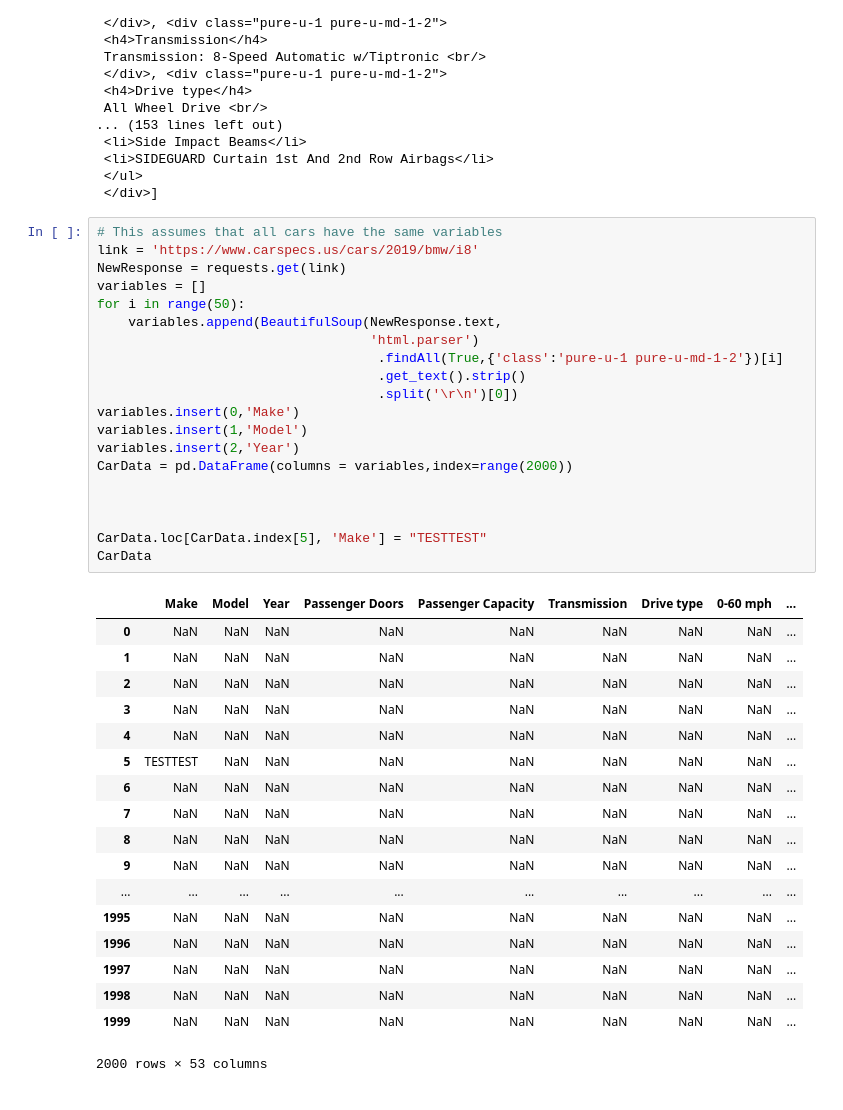
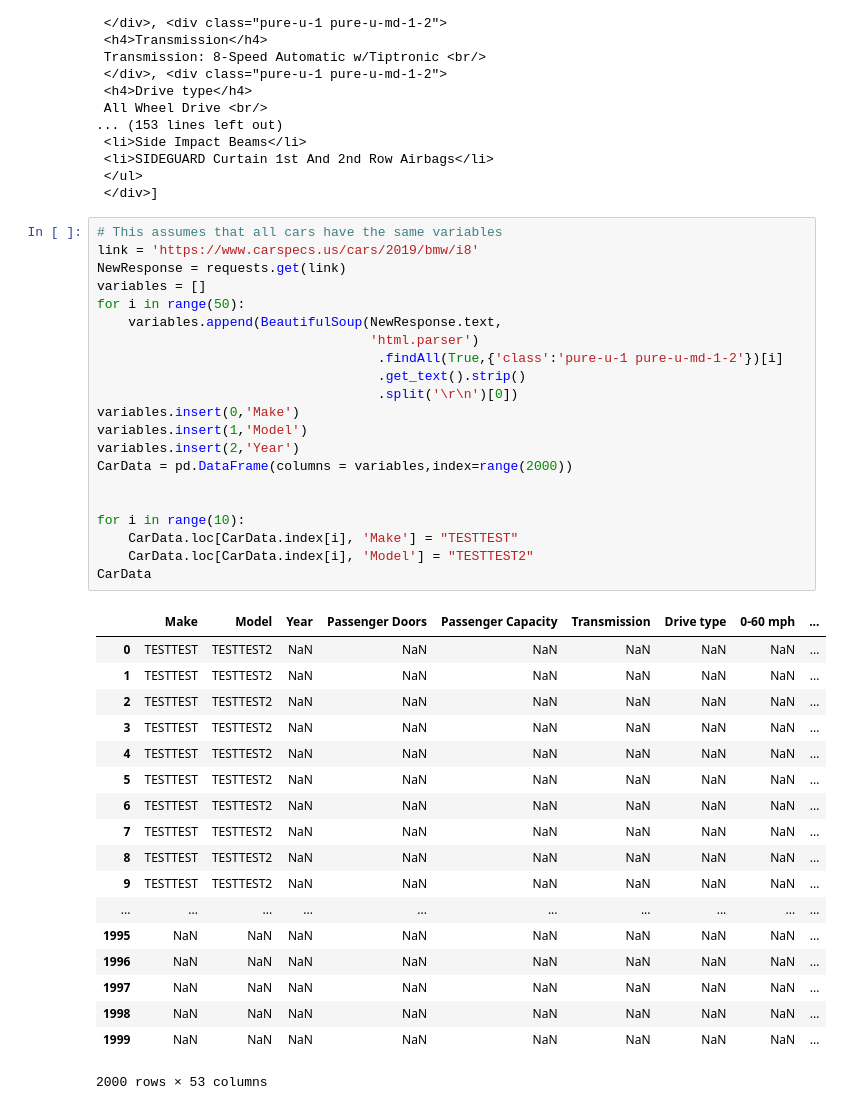
Before and after one commit to NicholasNikolov/2019-CarPriceModel, a Jupyter notebook: Web_Scraper.ipynb, the cells around one changed output. Saved outputs shown, nothing was run; the diff lists cells and outputs as text.

```diff
--- a/Web_Scraper.ipynb
+++ b/Web_Scraper.ipynb
@@ -259,35 +259,36 @@ BeautifulSoup(NewResponse.text,'html.parser').findAll(True,{'class':'pure-u-1 pu
 # %%
 # This assumes that all cars have the same variables
 link = 'https://www.carspecs.us/cars/2019/bmw/i8'
 NewResponse = requests.get(link)
 variables = []
 for i in range(50):
     variables.append(BeautifulSoup(NewResponse.text,
                                    'html.parser')
                                     .findAll(True,{'class':'pure-u-1 pure-u-md-1-2'})[i]
                                     .get_text().strip()
                                     .split('\r\n')[0])
 variables.insert(0,'Make')
 variables.insert(1,'Model')
 variables.insert(2,'Year')
 CarData = pd.DataFrame(columns = variables,index=range(2000))
 
 
-
-CarData.loc[CarData.index[5], 'Make'] = "TESTTEST"
+for i in range(10):
+    CarData.loc[CarData.index[i], 'Make'] = "TESTTEST"
+    CarData.loc[CarData.index[i], 'Model'] = "TESTTEST2"
 CarData
 # %% [output]
 |  | Make | Model | Year | Passenger Doors | Passenger Capacity | Transmission | Drive type | 0-60 mph | ... |
-| 0 | NaN | NaN | NaN | NaN | NaN | NaN | NaN | NaN | ... |
-| 1 | NaN | NaN | NaN | NaN | NaN | NaN | NaN | NaN | ... |
-| 2 | NaN | NaN | NaN | NaN | NaN | NaN | NaN | NaN | ... |
-| 3 | NaN | NaN | NaN | NaN | NaN | NaN | NaN | NaN | ... |
-| 4 | NaN | NaN | NaN | NaN | NaN | NaN | NaN | NaN | ... |
-| 5 | TESTTEST | NaN | NaN | NaN | NaN | NaN | NaN | NaN | ... |
-| 6 | NaN | NaN | NaN | NaN | NaN | NaN | NaN | NaN | ... |
-| 7 | NaN | NaN | NaN | NaN | NaN | NaN | NaN | NaN | ... |
-| 8 | NaN | NaN | NaN | NaN | NaN | NaN | NaN | NaN | ... |
-| 9 | NaN | NaN | NaN | NaN | NaN | NaN | NaN | NaN | ... |
+| 0 | TESTTEST | TESTTEST2 | NaN | NaN | NaN | NaN | NaN | NaN | ... |
+| 1 | TESTTEST | TESTTEST2 | NaN | NaN | NaN | NaN | NaN | NaN | ... |
+| 2 | TESTTEST | TESTTEST2 | NaN | NaN | NaN | NaN | NaN | NaN | ... |
+| 3 | TESTTEST | TESTTEST2 | NaN | NaN | NaN | NaN | NaN | NaN | ... |
+| 4 | TESTTEST | TESTTEST2 | NaN | NaN | NaN | NaN | NaN | NaN | ... |
+| 5 | TESTTEST | TESTTEST2 | NaN | NaN | NaN | NaN | NaN | NaN | ... |
+| 6 | TESTTEST | TESTTEST2 | NaN | NaN | NaN | NaN | NaN | NaN | ... |
+| 7 | TESTTEST | TESTTEST2 | NaN | NaN | NaN | NaN | NaN | NaN | ... |
+| 8 | TESTTEST | TESTTEST2 | NaN | NaN | NaN | NaN | NaN | NaN | ... |
+| 9 | TESTTEST | TESTTEST2 | NaN | NaN | NaN | NaN | NaN | NaN | ... |
 | ... | ... | ... | ... | ... | ... | ... | ... | ... | ... |
 | 1995 | NaN | NaN | NaN | NaN | NaN | NaN | NaN | NaN | ... |
 | 1996 | NaN | NaN | NaN | NaN | NaN | NaN | NaN | NaN | ... |
```
Also changed, not shown: 2 other files.
